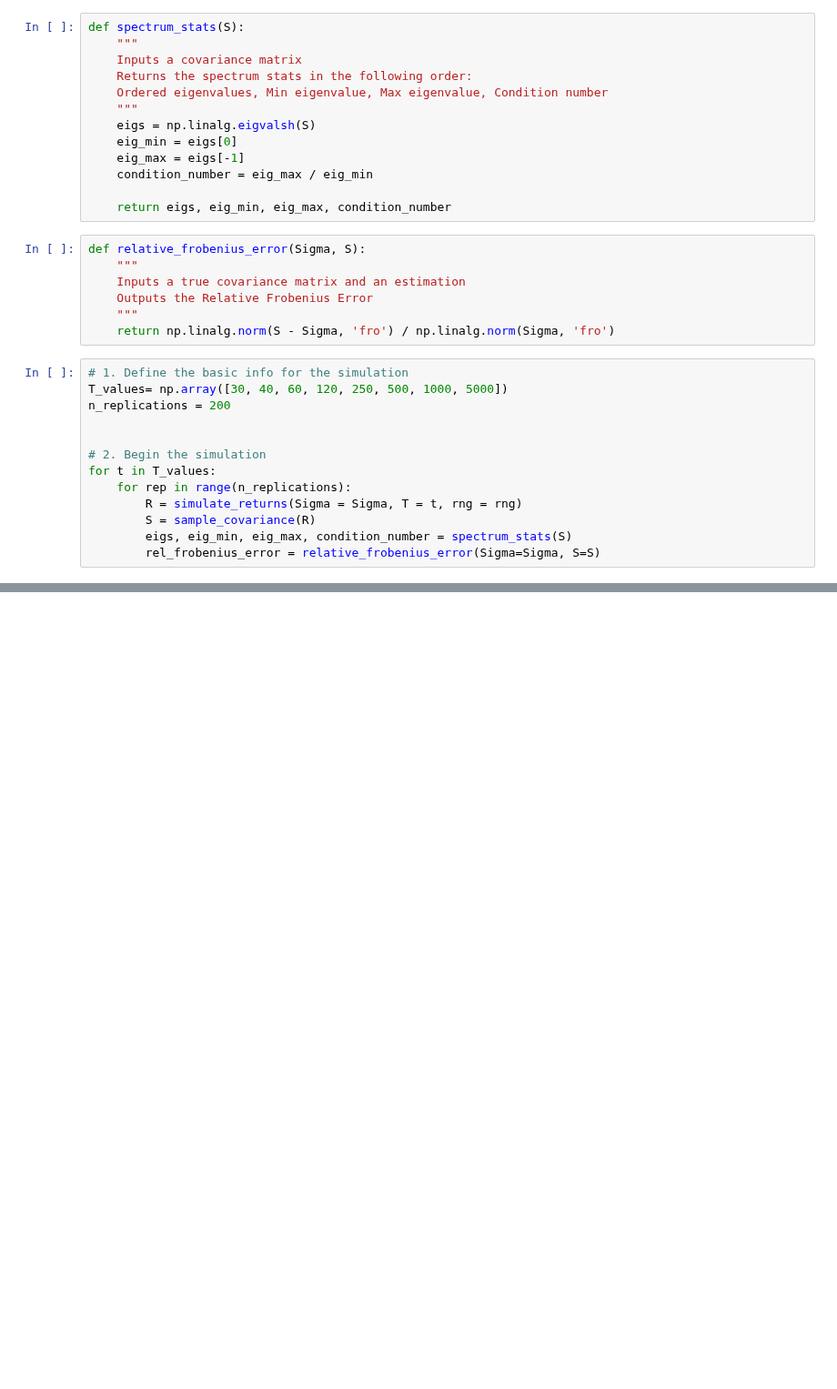
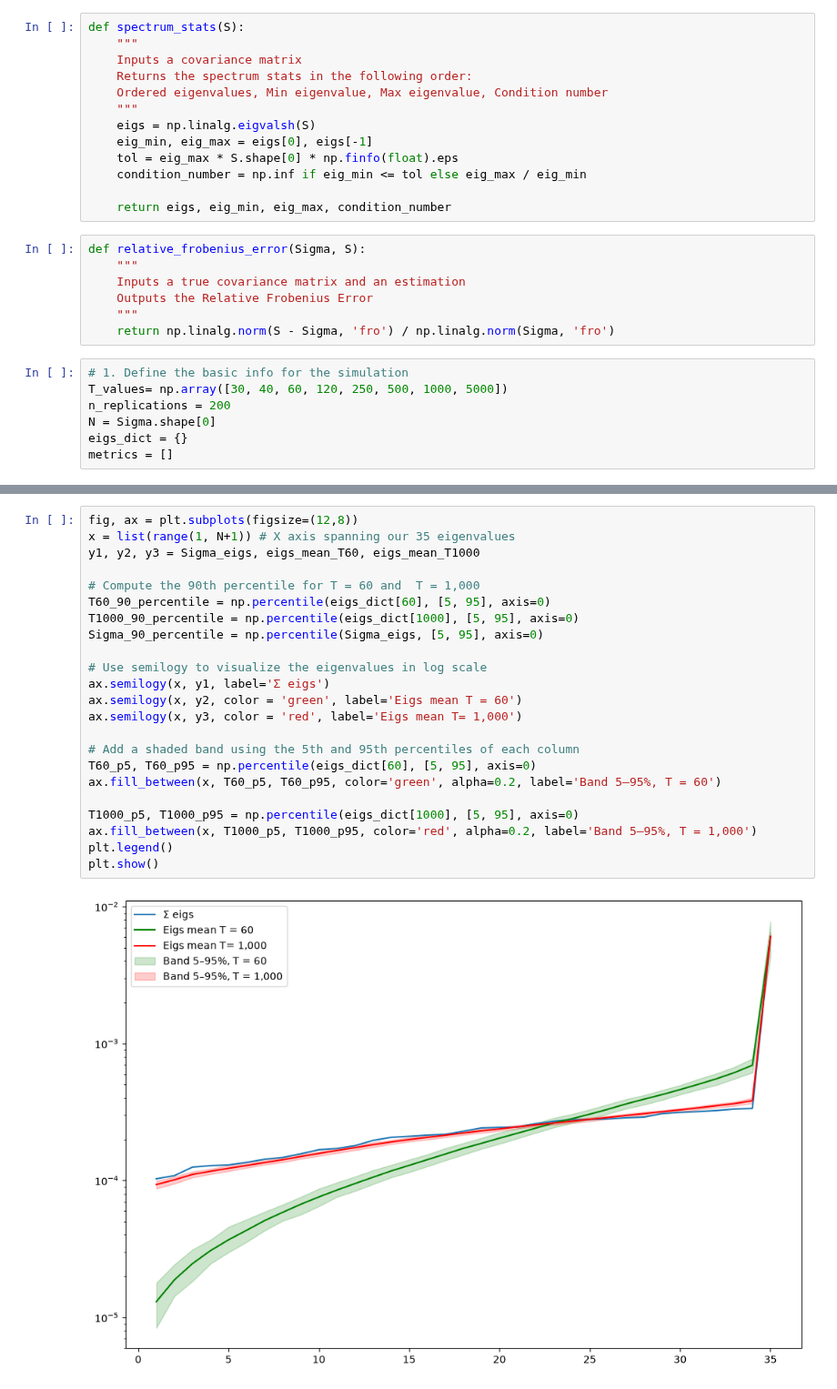
Before and after one commit to Manuviraa/Quant-research-portfolio, a Jupyter notebook: Research: HRP and its Derivations vs the Traditional Benchmarks in the Mexican Stock Market/notebooks/02_covariance_estimation_error.ipynb, the cells around one changed output, grey strips where cells are left out. Shown at 91% size. Drawn from its saved outputs; the diff is of its cells as text; blank space fills up the shorter version.

```diff
--- a/Research: HRP and its Derivations vs the Traditional Benchmarks in the Mexican Stock Market/notebooks/02_covariance_estimation_error.ipynb
+++ b/Research: HRP and its Derivations vs the Traditional Benchmarks in the Mexican Stock Market/notebooks/02_covariance_estimation_error.ipynb
@@ -132,9 +133,9 @@ def spectrum_stats(S):
     Ordered eigenvalues, Min eigenvalue, Max eigenvalue, Condition number
     """
     eigs = np.linalg.eigvalsh(S)
-    eig_min = eigs[0]
-    eig_max = eigs[-1]
-    condition_number = eig_max / eig_min
+    eig_min, eig_max = eigs[0], eigs[-1]
+    tol = eig_max * S.shape[0] * np.finfo(float).eps
+    condition_number = np.inf if eig_min <= tol else eig_max / eig_min
 
     return eigs, eig_min, eig_max, condition_number
 # %%
@@ -148,12 +149,6 @@ def relative_frobenius_error(Sigma, S):
 # 1. Define the basic info for the simulation
 T_values= np.array([30, 40, 60, 120, 250, 500, 1000, 5000])
 n_replications = 200
-
-
-# 2. Begin the simulation
-for t in T_values:
-    for rep in range(n_replications):
-        R = simulate_returns(Sigma = Sigma, T = t, rng = rng)
-        S = sample_covariance(R)
-        eigs, eig_min, eig_max, condition_number = spectrum_stats(S)
-        rel_frobenius_error = relative_frobenius_error(Sigma=Sigma, S=S)
+N = Sigma.shape[0]
+eigs_dict = {}
+metrics = []
@@ -159,0 +218,25 @@ for t in T_values:
+# %%
+fig, ax = plt.subplots(figsize=(12,8))
+x = list(range(1, N+1)) # X axis spanning our 35 eigenvalues
+y1, y2, y3 = Sigma_eigs, eigs_mean_T60, eigs_mean_T1000
+
+# Compute the 90th percentile for T = 60 and  T = 1,000
+T60_90_percentile = np.percentile(eigs_dict[60], [5, 95], axis=0)
+T1000_90_percentile = np.percentile(eigs_dict[1000], [5, 95], axis=0)
+Sigma_90_percentile = np.percentile(Sigma_eigs, [5, 95], axis=0)
+
+# Use semilogy to visualize the eigenvalues in log scale
+ax.semilogy(x, y1, label='Σ eigs')
+ax.semilogy(x, y2, color = 'green', label='Eigs mean T = 60')
+ax.semilogy(x, y3, color = 'red', label='Eigs mean T= 1,000')
+
+# Add a shaded band using the 5th and 95th percentiles of each column
+T60_p5, T60_p95 = np.percentile(eigs_dict[60], [5, 95], axis=0)
+ax.fill_between(x, T60_p5, T60_p95, color='green', alpha=0.2, label='Band 5–95%, T = 60')
+
+T1000_p5, T1000_p95 = np.percentile(eigs_dict[1000], [5, 95], axis=0)
+ax.fill_between(x, T1000_p5, T1000_p95, color='red', alpha=0.2, label='Band 5–95%, T = 1,000')
+plt.legend()
+plt.show()
+# %% [output]
+[figure, added]
```
Also changed, not shown: parts of 10 cells of this notebook.
